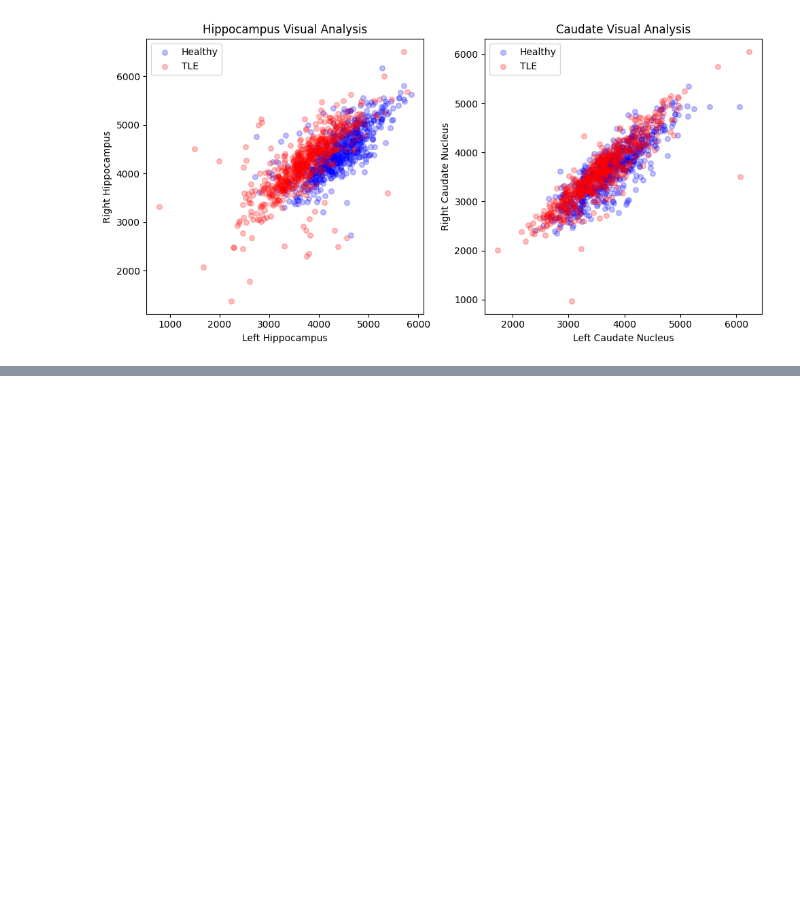
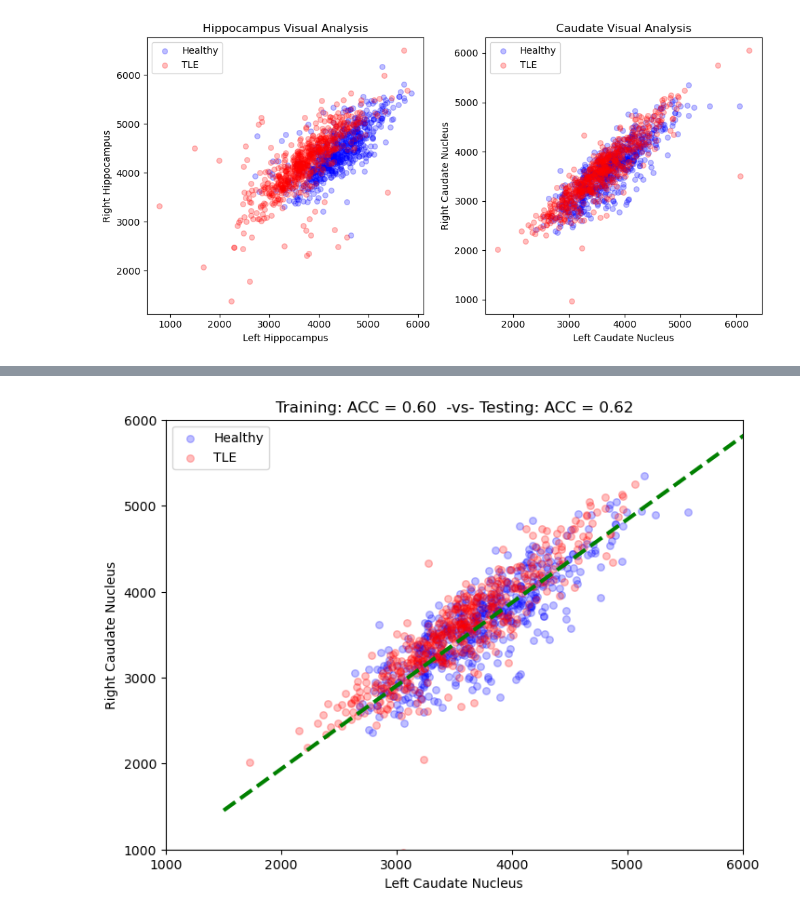
Before and after one commit to DYYasUNCStudent/COMP562, a Jupyter notebook: CE4/CE4.ipynb, the cells around one changed output, grey strips where cells are left out. Drawn from its saved outputs; the diff is of its cells as text; code cells hidden in the pictures; blank space fills up the shorter version.

```diff
--- a/CE4/CE4.ipynb
+++ b/CE4/CE4.ipynb
@@ -202,0 +266,84 @@ You may assume:
+# %%
+# --------------------------------------
+# Add your P3 coding solution below.
+# --------------------------------------
+data = df[['L_caud', 'R_caud', 'Dx']].copy()
+data = data.sample(frac=1).reset_index(drop=True)
+
+train_size = int(0.8 * len(data)) # 80/20
+train_set = data[:train_size]
+test_set = data[train_size:]
+
+X_train = train_set[['L_caud', 'R_caud']].values
+y_train = train_set['Dx'].values
+X_test = test_set[['L_caud', 'R_caud']].values
+y_test = test_set['Dx'].values
+
+X_train_bias = np.column_stack([np.ones(X_train.shape[0]), X_train])
+X_test_bias = np.column_stack([np.ones(X_test.shape[0]), X_test])
+
+def sigmoid(x):
+    return 1 / (1 + np.exp(-np.clip(x, -500, 500)))
+
+# Stochastic Gradient Descent
+def sgd_loss(weights, X, y):
+    sample_size = max(1, int(0.05 * len(X)))
+    indices = np.random.choice(len(X), sample_size, replace=False)
+    X_sample = X[indices]
+    y_sample = y[indices]
+
+    z = X_sample @ weights
+    h = sigmoid(z)
+
+    epsilon = 1e-15
+    h = np.clip(h, epsilon, 1 - epsilon)
+    loss = -(1/sample_size) * np.sum(y_sample * np.log(h) + (1-y_sample) * np.log(1-h))
+
+    return loss
+
+def sgd_grad(weights, X, y):
+    sample_size = max(1, int(0.05 * len(X)))
+    indices = np.random.choice(len(X), sample_size, replace=False)
+    X_sample = X[indices]
+    y_sample = y[indices]
+
+    z = X_sample @ weights
+    h = sigmoid(z)
+    gradient = (X_sample.T @ (h - y_sample)) / sample_size
+
+    return gradient
+
+np.random.seed(456)
+initial_weights = np.zeros(X_train_bias.shape[1])
+result = minimize(sgd_loss, initial_weights, args=(X_train_bias, y_train), jac=sgd_grad, method='SLSQP')
+weights = result.x
+
+train_probabilities = sigmoid(X_train_bias @ weights)
+test_probabilities = sigmoid(X_test_bias @ weights)
+train_predictions = (train_probabilities >= 0.5).astype(int)
+test_predictions = (test_probabilities >= 0.5).astype(int)
+train_accuracy = acc(y_train, train_predictions)
+test_accuracy = acc(y_test, test_predictions)
+
+
+fig, ax = plt.subplots(figsize=(8, 6))
+healthy_indices = y_train == 0
+tle_indices = y_train == 1
+
+ax.scatter(X_train[healthy_indices, 0], X_train[healthy_indices, 1], s=30, alpha=0.25, c='blue', label='Healthy')
+ax.scatter(X_train[tle_indices, 0], X_train[tle_indices, 1], s=30, alpha=0.25, c='red', label='TLE')
+
+x_limits = ax.get_xlim()
+x_values = np.linspace(x_limits[0], x_limits[1], 100)
+y_values = -(weights[0] + weights[1] * x_values) / weights[2]
+ax.plot(x_values, y_values, 'g--', linewidth=3)
+
+ax.set_xlabel('Left Caudate Nucleus')
+ax.set_ylabel('Right Caudate Nucleus')
+ax.set_ylim(bottom=1000, top=6000)
+ax.set_xlim(left=1000, right=6000)
+ax.set_title(f'Training: ACC = {train_accuracy:.2f}  -vs- Testing: ACC = {test_accuracy:.2f}')
+ax.legend()
+plt.show()
+# %% [output]
+[figure, added]
```
Also changed, not shown: parts of 5 cells of this notebook.
